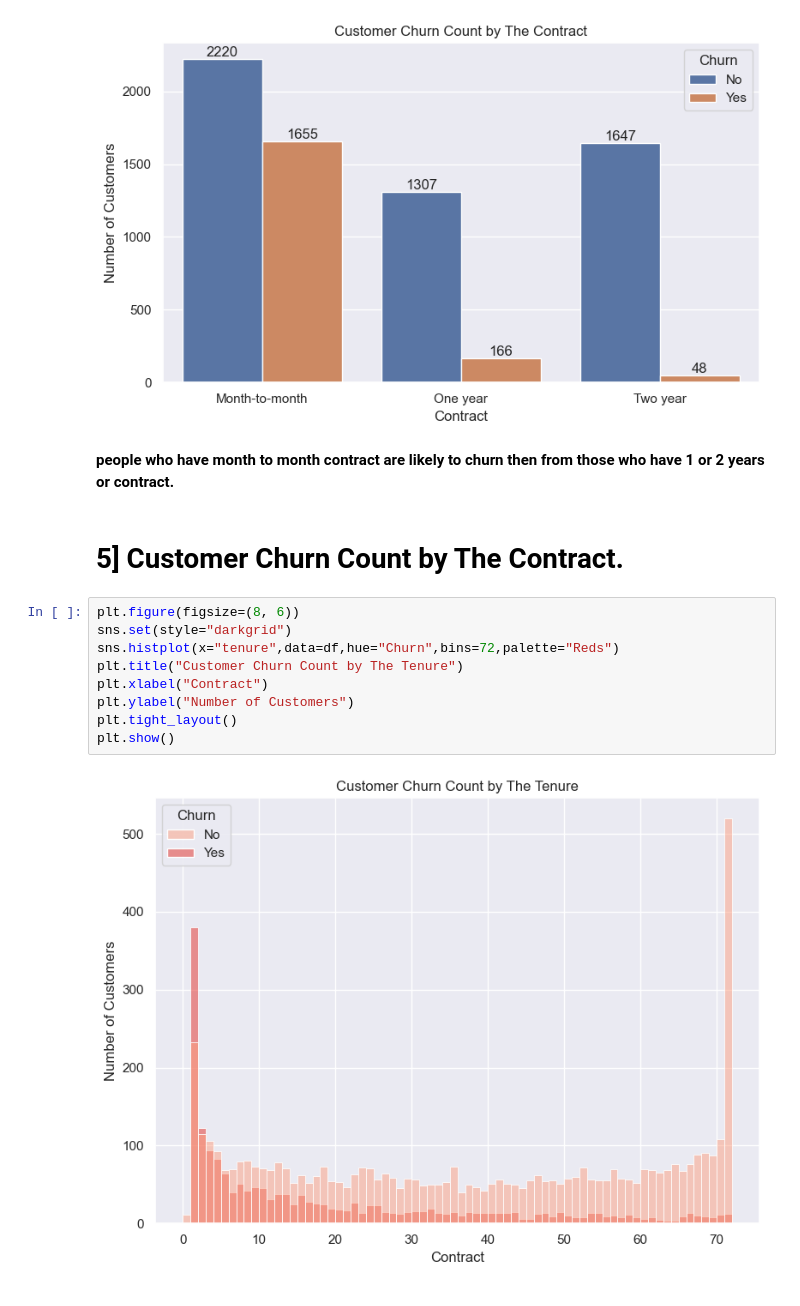
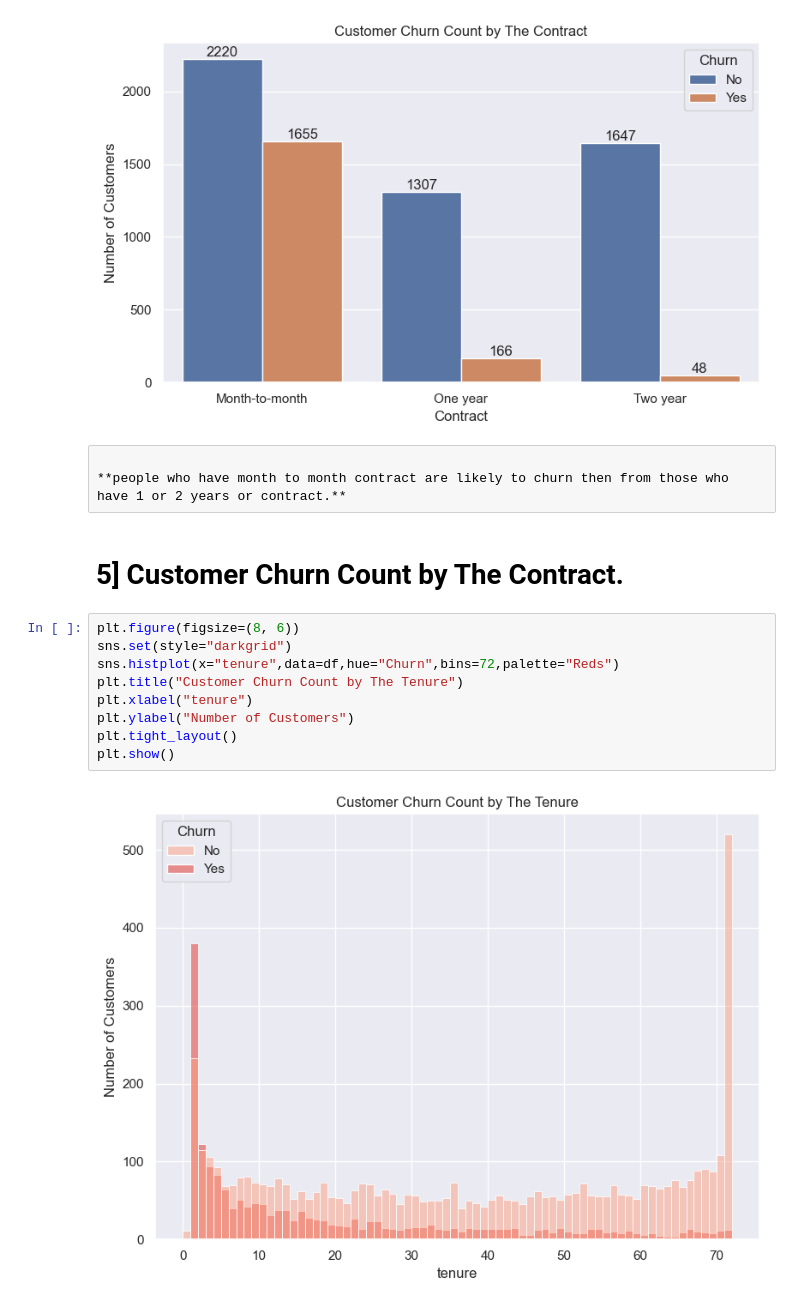
Before and after one commit to Satyajeet745/Telco-Customer-Churn-Analysis, a Jupyter notebook: Customer_Churn_Analysis.ipynb, the cells around one changed output. Saved outputs shown, nothing was run; the diff lists cells and outputs as text.

```diff
--- a/Customer_Churn_Analysis.ipynb
+++ b/Customer_Churn_Analysis.ipynb
@@ -143,19 +143,19 @@ plt.tight_layout()
 plt.show()
 # %% [output]
 [figure]
-# %% [markdown]
-
-**people who have month to month contract are likely to churn then from those who have 1 or 2 years or contract.**
-# %% [markdown]
-# 5] Customer Churn Count by The Contract.
+# %% [raw]
+
+**people who have month to month contract are likely to churn then from those who have 1 or 2 years or contract.**
+# %% [markdown]
+# 5] Customer Churn Count by The Contract.
 # %%
 plt.figure(figsize=(8, 6))
 sns.set(style="darkgrid")
 sns.histplot(x="tenure",data=df,hue="Churn",bins=72,palette="Reds")
 plt.title("Customer Churn Count by The Tenure")
-plt.xlabel("Contract")
+plt.xlabel("tenure")
 plt.ylabel("Number of Customers")
 plt.tight_layout()
 plt.show()
 # %% [output]
-[figure, old version]
+[figure, new version]
```
Also changed, not shown: parts of 27 cells of this notebook.
